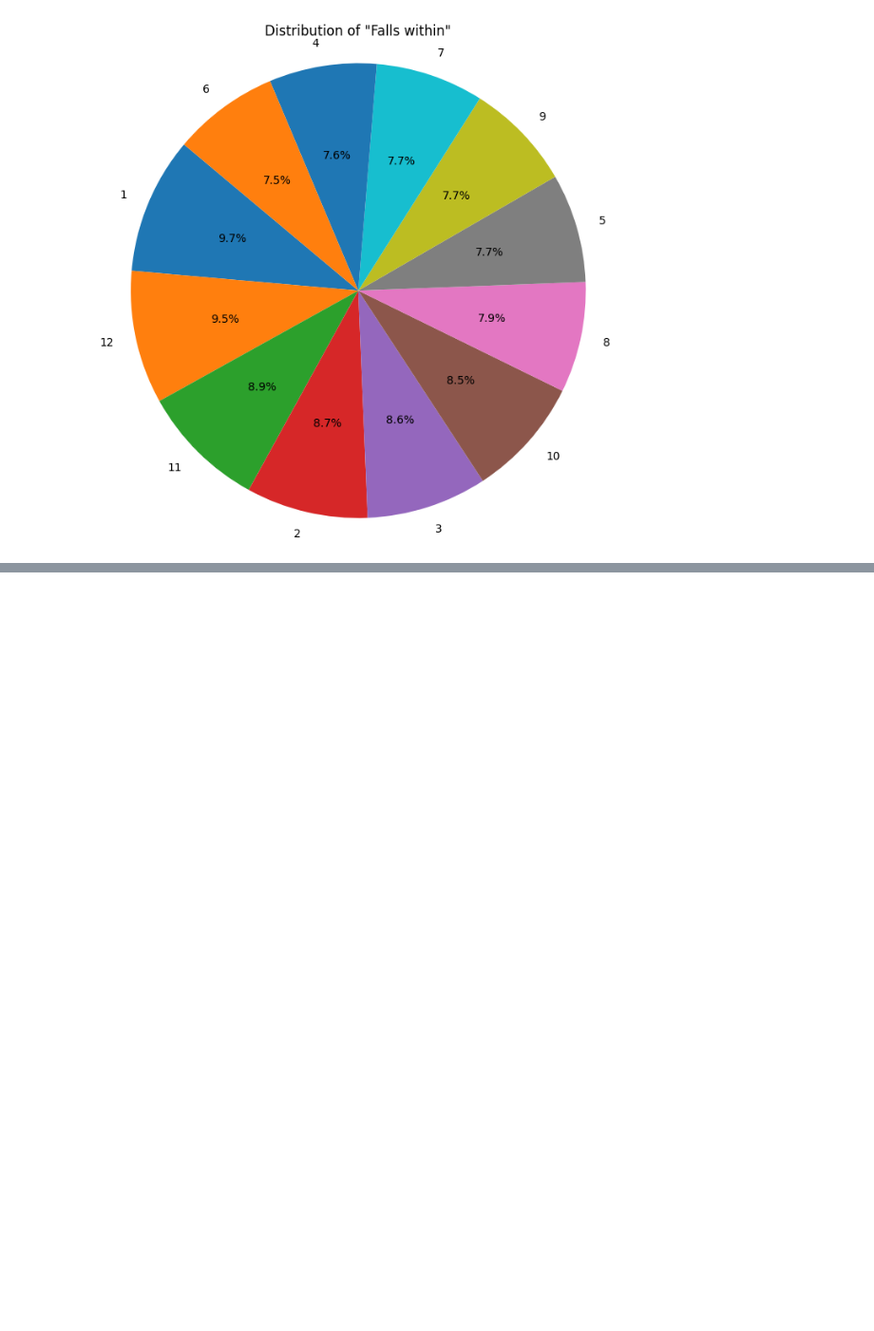
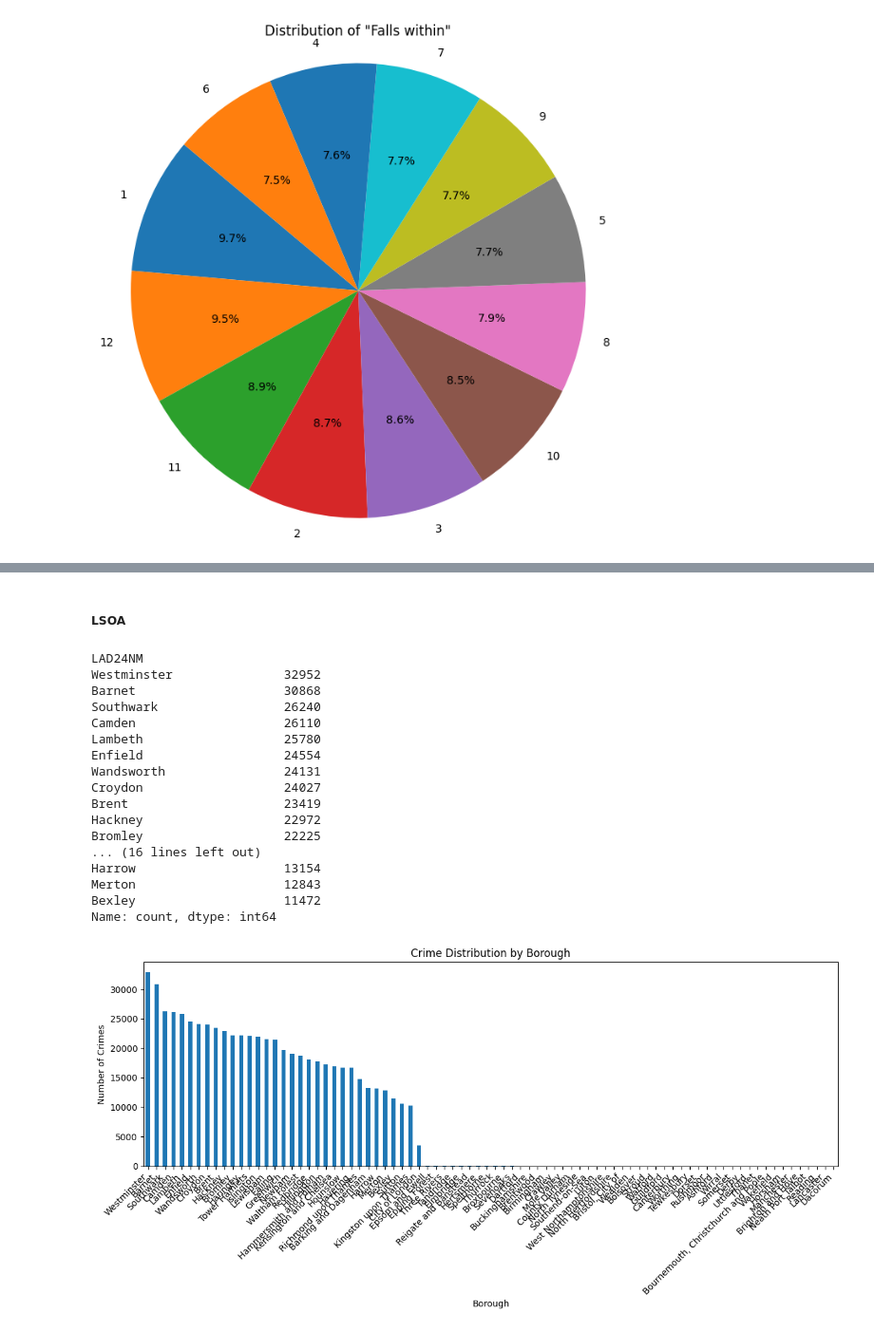
Before and after one commit to skyrimer/ARWCASP, a Jupyter notebook: basic_eda.ipynb, the cells around one changed output, grey strips where cells are left out. Shown at 95% size. Cells and saved outputs as stored; diff of their text form; code cells hidden in the pictures; blank space fills up the shorter version.

```diff
--- a/basic_eda.ipynb
+++ b/basic_eda.ipynb
@@ -294,0 +471,47 @@ Name: count, dtype: int64
+# %% [markdown]
+##### LSOA
+# %%
+# 1. Load the LSOA-to-Borough lookup
+lookup = pd.read_csv("processed_data/LSOA_to_Ward_LAD_lookup.csv")  # Update filename if needed
+
+# 2. Merge 'street' with the lookup
+# Make sure both DataFrames use the same LSOA code format
+outcomes_with_borough = outcomes.merge(
+    lookup[['LSOA21CD', 'LAD24NM']],
+    left_on='LSOA code',
+    right_on='LSOA21CD',
+    how='left'
+)
+
+# 3. Group by borough and count crimes
+borough_counts = outcomes_with_borough['LAD24NM'].value_counts()
+print(borough_counts.head(30))
+
+# 4. Plot as a bar chart
+plt.figure(figsize=(12, 6))
+borough_counts.plot(kind='bar')
+plt.title("Crime Distribution by Borough")
+plt.xlabel("Borough")
+plt.ylabel("Number of Crimes")
+plt.xticks(rotation=45, ha='right')
+plt.tight_layout()
+plt.show()
+# %% [output]
+LAD24NM
+Westminster               32952
+Barnet                    30868
+Southwark                 26240
+Camden                    26110
+Lambeth                   25780
+Enfield                   24554
+Wandsworth                24131
+Croydon                   24027
+Brent                     23419
+Hackney                   22972
+Bromley                   22225
+... (16 lines left out)
+Harrow                    13154
+Merton                    12843
+Bexley                    11472
+Name: count, dtype: int64
+[figure, added]
```
Also changed, not shown: parts of 35 cells of this notebook.
